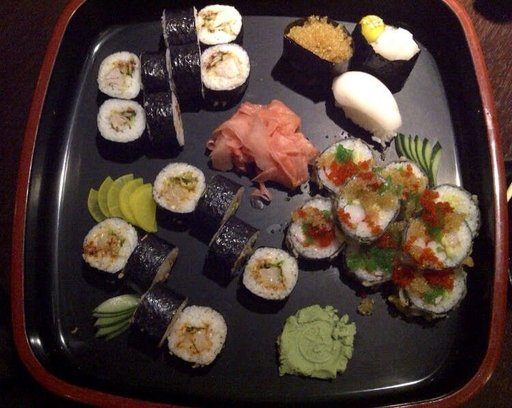
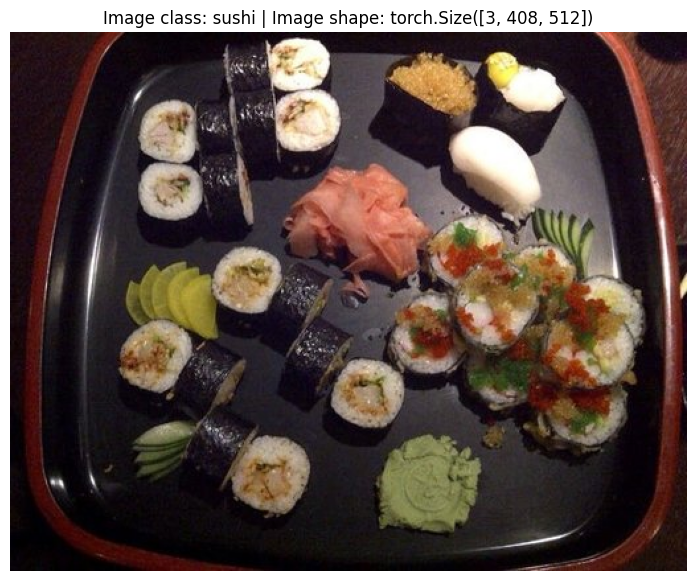
Code edit (unified diff) that turned the first committed figure into the second:
--- before
+++ after
@@ -1,6 +1,5 @@
 import random
-from PIL import Image
 from torchvision.io import read_image
-
+import matplotlib.pyplot as plt
 # Set seed
 random.seed(42)
@@ -17,11 +16,12 @@
 image_class
 
-# 4. Open image, img = read_image(random_image_path)
-img = Image.open(random_image_path)
+# 4. Open image
+img = read_image(random_image_path)
 
 # 5. Print metadata
 print(f"Random image path: {random_image_path}")
 print(f"Image class: {image_class}")
-print(f"Image height: {img.height}")
-print(f"Image width: {img.width}")
-img
+plt.figure(figsize=(10, 7))
+plt.imshow(img.permute(1,2,0))
+plt.axis(False)
+plt.title(f"Image class: {image_class} | Image shape: {img.shape}")

Commit: data visualize change